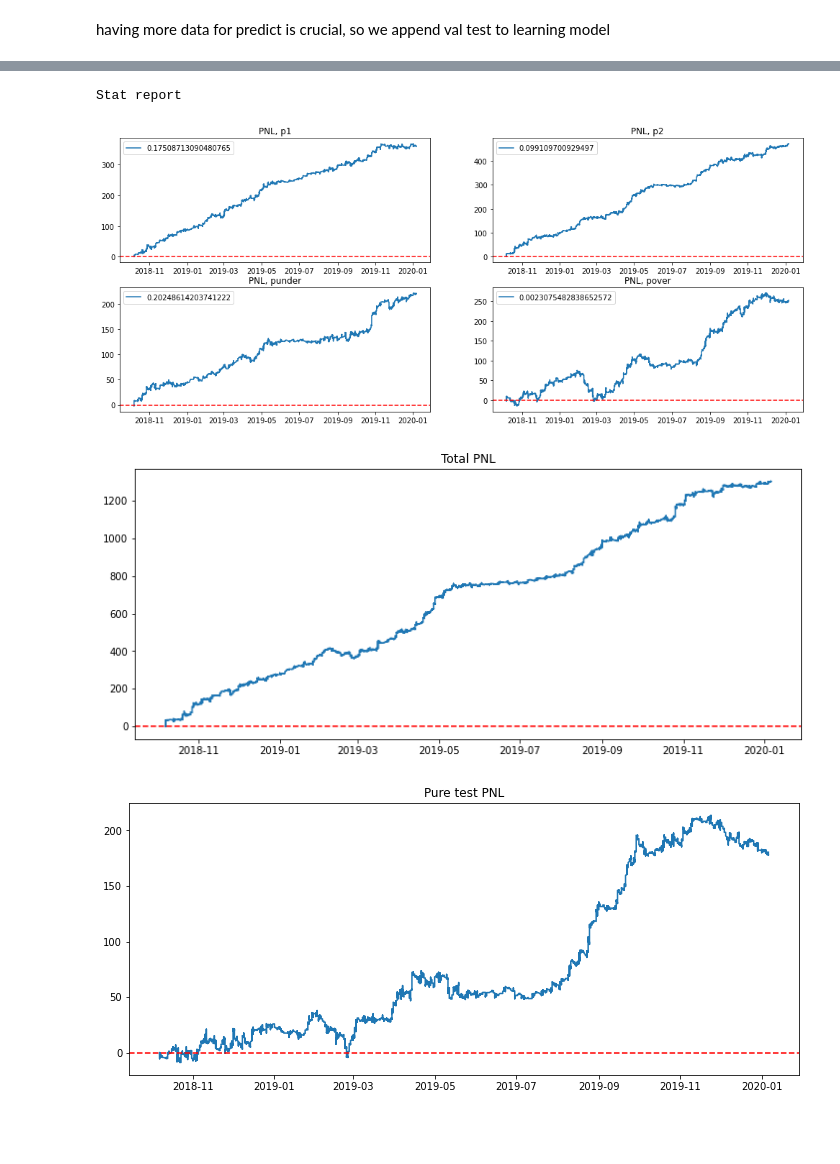
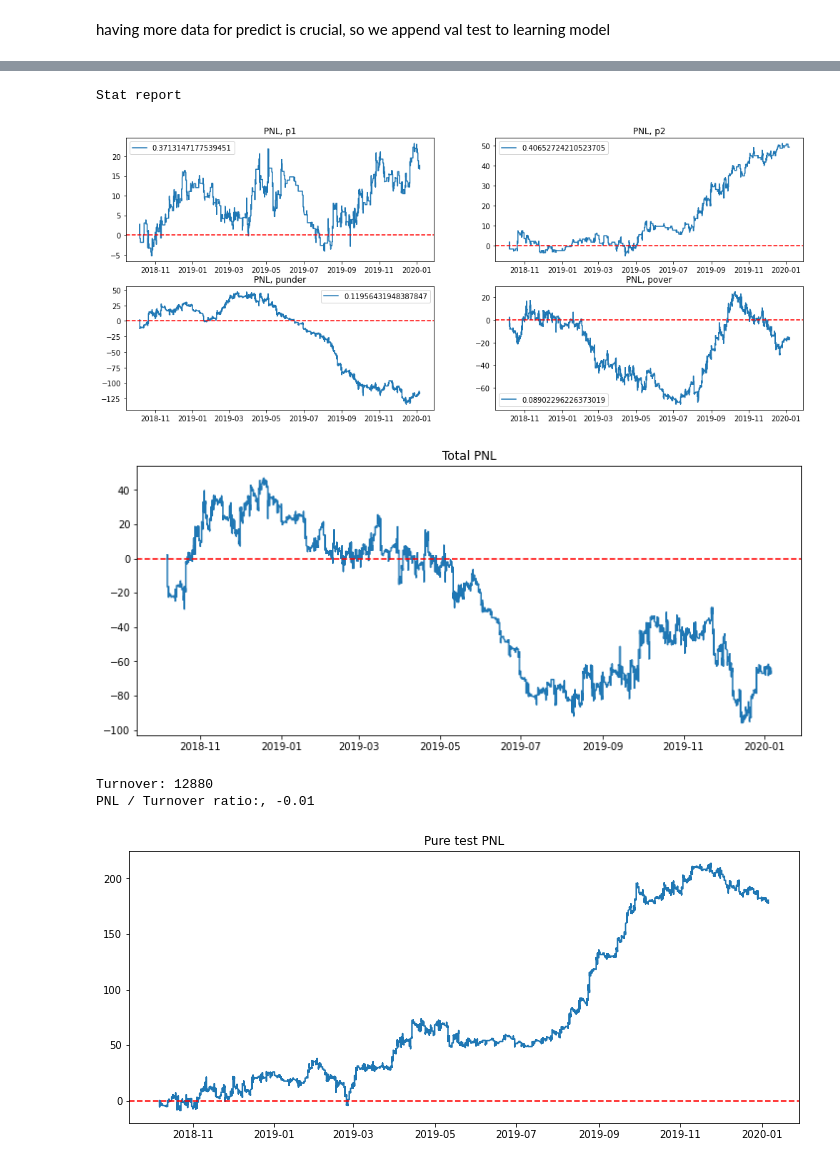
Before and after one commit to nestrading100kg/bets, a Jupyter notebook: notebooks/odds.ipynb, the cells around one changed output, grey strips where cells are left out. Saved outputs shown, nothing was run; the diff lists cells and outputs as text; code cells hidden in the pictures; blank space fills up the shorter version.

```diff
--- a/notebooks/odds.ipynb
+++ b/notebooks/odds.ipynb
@@ -346,13 +329,13 @@ Leage filtering
 # %%
 odds = pd.read_csv('../pinnacle_odds_xg_new.csv')
 
-cs = []
-for c in list(odds.columns):
-    if "open" in c:
-        cs.append(c)
+# cs = []
+# for c in list(odds.columns):
+#     if "open" in c:
+#         cs.append(c)
 
-for c in cs:
-    odds[c] = odds[c.replace("open", "close")]
+# for c in cs:
+#     odds[c] = odds[c.replace("open", "close")]
 
 data = data.merge(odds, on='ind1', how="left", suffixes=('', '__x'))
 bcols = data.columns[-22:-2]
@@ -625,5 +676,13 @@ regs.append((reg, scaler))
 # %%
 stats_val = y_val.copy()
+
+cs = []
+for c in list(stats_val.columns):
+    if "open" in c:
+        cs.append(c)
+
+for c in cs:
+    stats_val[c] = stats_val[c.replace("open", "close")]
 
 stats_val["pred_home"] = regs[0][0].predict(regs[0][1].transform(X_val))
 stats_val["pred_away"] = regs[1][0].predict(regs[0][1].transform(X_val))
@@ -945,11 +1008,26 @@ hyperparams
-# %%
-print("Stat report")
-printplan(plan)
-printbest(plan)
-# %% [output]
-Stat report
-[figure, removed]
-[figure, removed]
+# %%
+print("Stat report")
+printplan(plan)
+totalpnl = printbest(plan)
+
+p1_thr = hyperparams['p1']['maxfiltration']
+p2_thr = hyperparams['p2']['maxfiltration']
+under_thr = hyperparams['punder']['maxfiltration']
+over_thr = hyperparams['pover']['maxfiltration']
+
+turnover = len(stats_test[stats_test['hp1'] > 1+p1_thr]) + \
+len(stats_test[stats_test['hp2'] > 1+p2_thr]) + \
+len(stats_test[stats_test['vup'] > 1+under_thr]) + \
+len(stats_test[stats_test['vop'] > 1+over_thr])
+
+print(f"Turnover: {turnover}")
+print(f"PNL / Turnover ratio:, {np.round(totalpnl / turnover, 2)}")
+# %% [output]
+Stat report
+[figure, added]
+[figure, added]
+Turnover: 12880
+PNL / Turnover ratio:, -0.01
 # %%
 total_pnl_set = False
 
```
Also changed, not shown: parts of 39 cells of this notebook, 2 other files.
